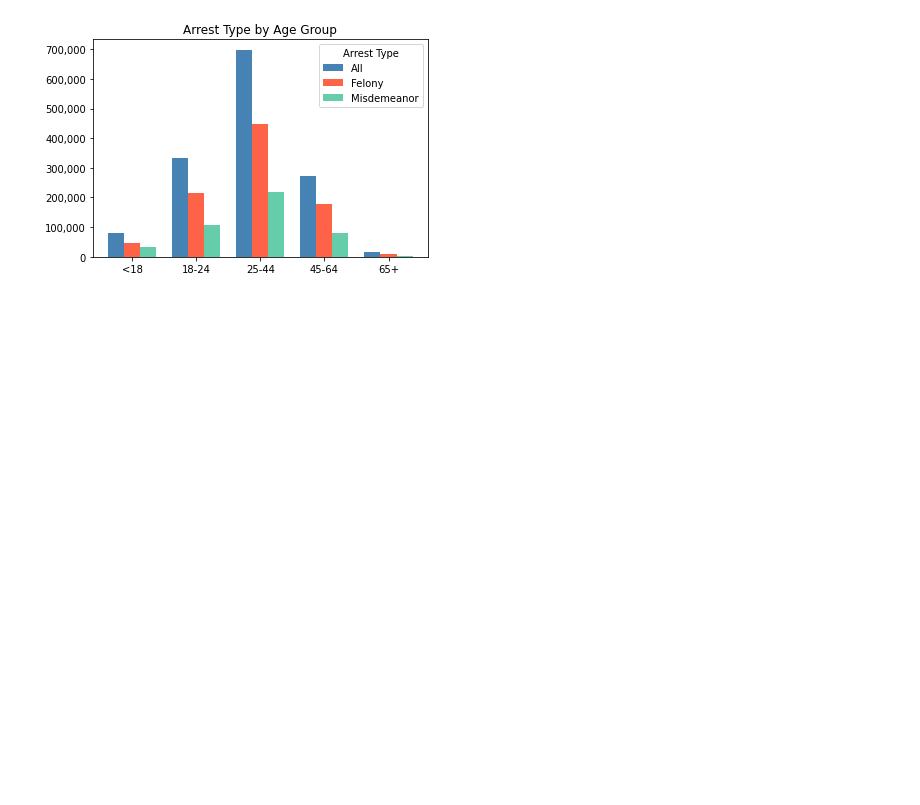
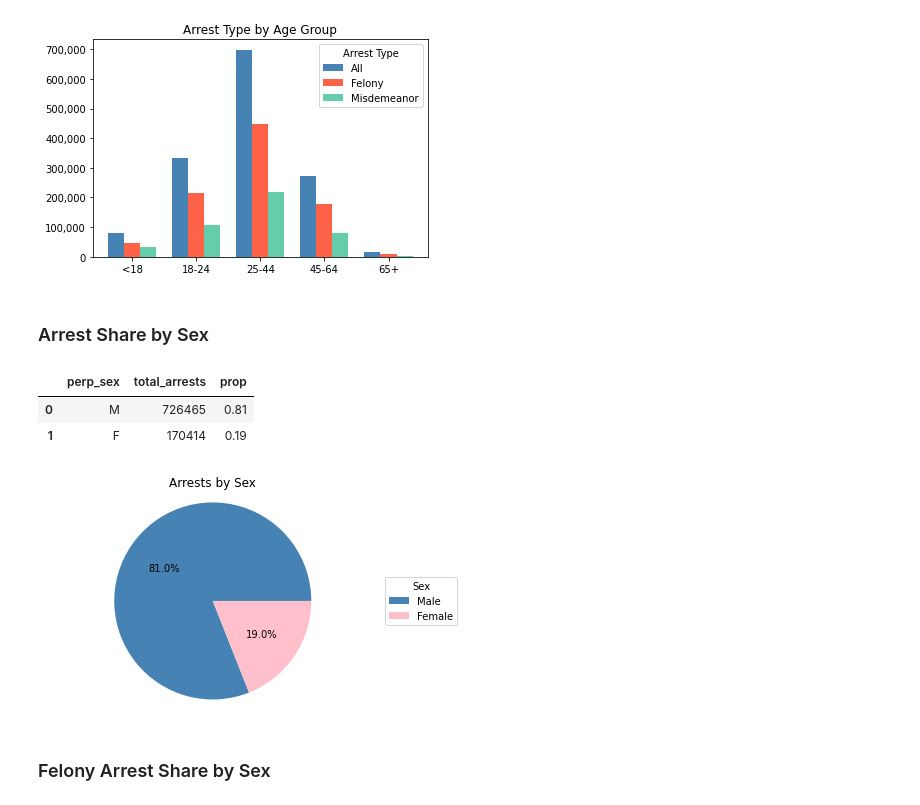
Before and after one commit to AmitSamra/NYC_Crime, a Jupyter notebook: nyc_crime_python.ipynb, the cells around one changed output. Cells and saved outputs as stored; diff of their text form; code cells hidden in the pictures; blank space fills up the shorter version.

Commit message:
Added Arrest Share by Sex df and plot

```diff
--- a/nyc_crime_python.ipynb
+++ b/nyc_crime_python.ipynb
@@ -849,3 +851,37 @@ ticker.FuncFormatter(lambda y,p: format(int(y), ','))
 plt.show()
 # %% [output]
 [figure]
+# %% [markdown]
+### Arrest Share by Sex
+# %%
+df_sex = df[df.law_cat_cd.isin(['M'])]
+df_sex = df_sex.groupby('perp_sex', as_index=False)
+df_sex = df_sex.size()
+df_sex = df_sex.sort_values('size', ascending=False)
+df_sex = df_sex.rename(columns={'size':'total_arrests'})
+df_sex = df_sex.reset_index(drop=True)
+df_sex['prop'] = df_sex['total_arrests'].div(df_sex['total_arrests'].sum()).round(2)
+df_sex
+# %% [output]
+|  | perp_sex | total_arrests | prop |
+| 0 | M | 726465 | 0.81 |
+| 1 | F | 170414 | 0.19 |
+# %%
+fig,ax = plt.subplots()
+
+ax.pie(df_sex.prop, autopct='%1.1f%%', colors=['steelblue','pink'])
+ax.legend(
+    #df_sex.perp_sex,
+    title = 'Sex',
+    labels = ['Male', 'Female'],
+    loc = 'center left',
+    bbox_to_anchor = (1,0,0.5,1)
+)
+ax.set_title('Arrests by Sex')
+ax.axis('equal')
+
+plt.show()
+# %% [output]
+[figure, added]
+# %% [markdown]
+### Felony Arrest Share by Sex
```
Also changed, not shown: parts of 1 cell of this notebook.
